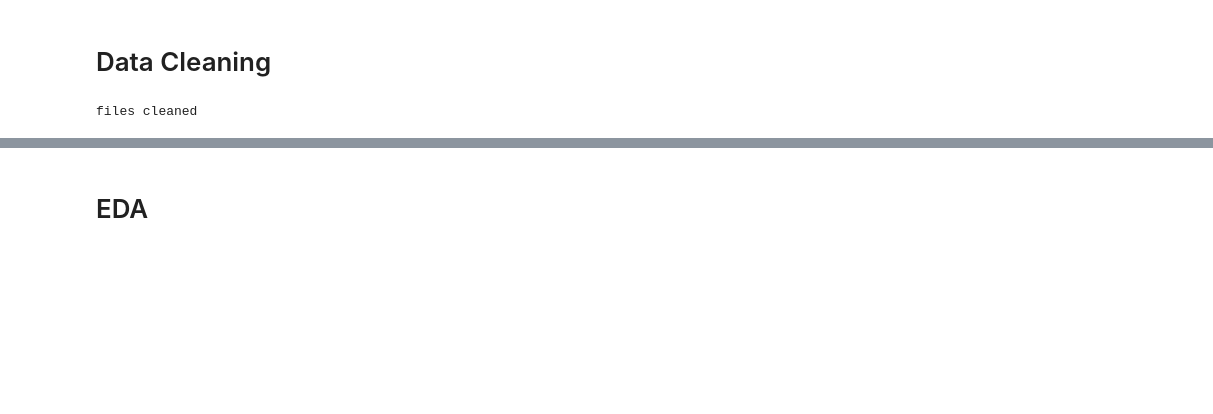
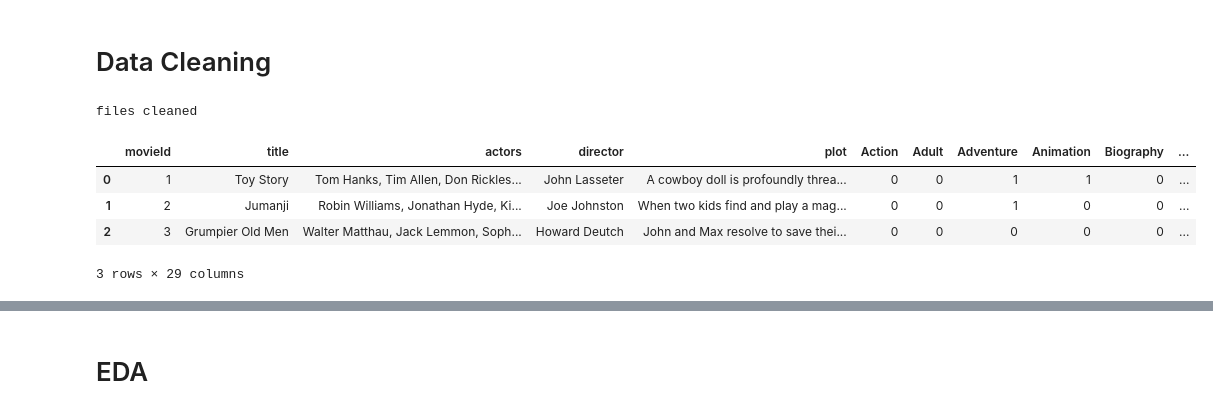
Before and after one commit to jackbustertann/Movie_recommendation_system, a Jupyter notebook: index.ipynb, the cells around one changed output, grey strips where cells are left out. Cells and saved outputs as stored; diff of their text form; code cells hidden in the pictures; blank space fills up the shorter version.

```diff
--- a/index.ipynb
+++ b/index.ipynb
@@ -33,7 +52,8 @@ movies_df.head()
 # %% [markdown]
 # Data Cleaning
-# %%
-data_cleaner("movies_full.csv", "ratings.csv")
-# %% [output]
-files cleaned
+# %%
+# cleaning movies and ratings
+data_cleaner("movies_full.csv", "ratings.csv", "movies_cleaned_and_reduced.csv", "ratings_cleaned_and_reduced.csv")
+# %% [output]
+files cleaned
 # %%
@@ -41,0 +63,9 @@ movies_df = pd.read_csv('movies_cleaned_and_reduced.csv').drop(columns = ['Unnam
+# %%
+# previewing movies
+movies_df.head(3)
+# %% [output]
+|  | movieId | title | actors | director | plot | Action | Adult | Adventure | Animation | Biography | ... |
+| 0 | 1 | Toy Story | Tom Hanks, Tim Allen, Don Rickles... | John Lasseter | A cowboy doll is profoundly threa... | 0 | 0 | 1 | 1 | 0 | ... |
+| 1 | 2 | Jumanji | Robin Williams, Jonathan Hyde, Ki... | Joe Johnston | When two kids find and play a mag... | 0 | 0 | 1 | 0 | 0 | ... |
+| 2 | 3 | Grumpier Old Men | Walter Matthau, Jack Lemmon, Soph... | Howard Deutch | John and Max resolve to save thei... | 0 | 0 | 0 | 0 | 0 | ... |
+3 rows × 29 columns
```
Also changed, not shown: parts of 29 cells of this notebook, 4 other files.
